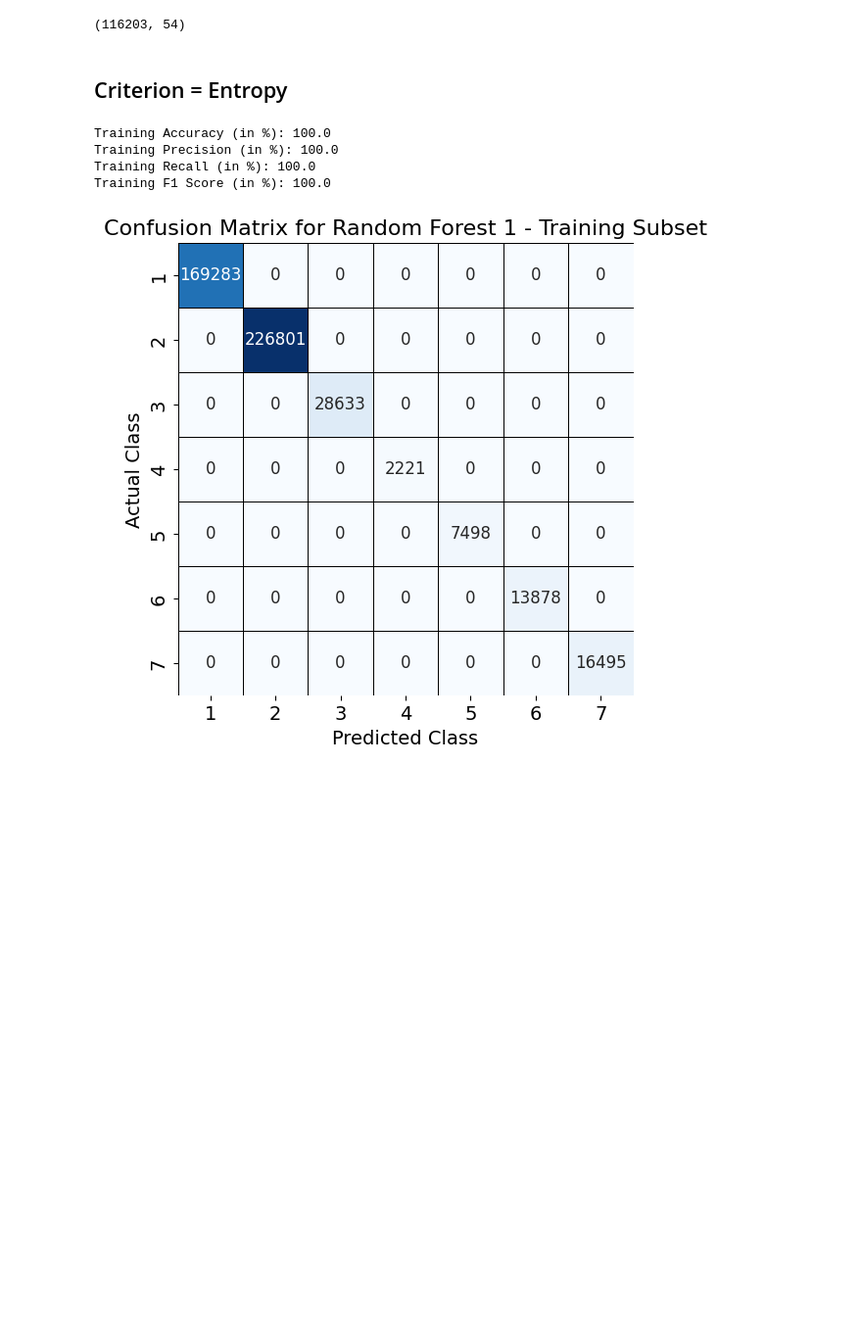
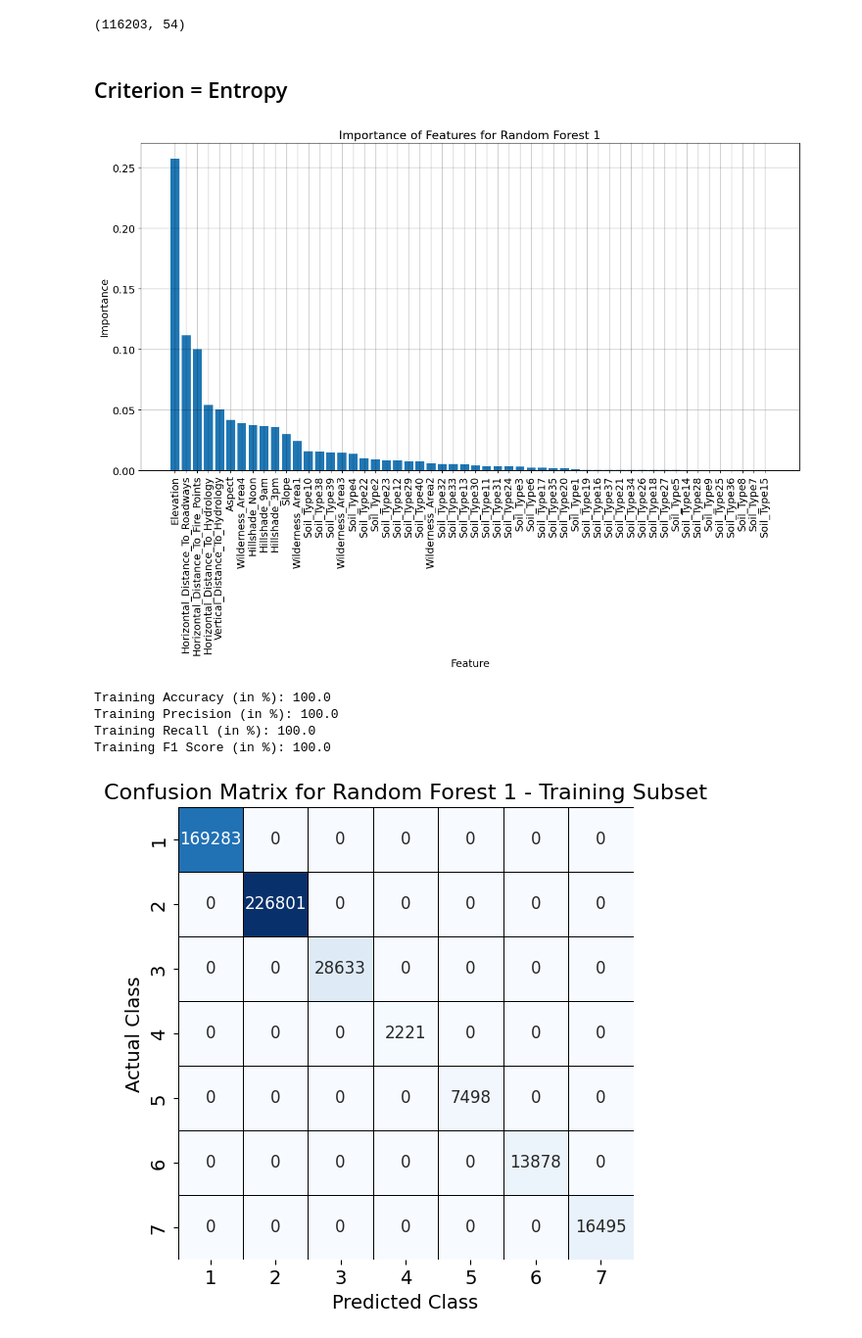
Before and after one commit to Mouleshwar3238/Forest_Cover_Classification, a Jupyter notebook: RandomForest_ForestCover.ipynb, the cells around one changed output. Shown at 98% size. Cells and saved outputs as stored; diff of their text form; code cells hidden in the pictures; blank space fills up the shorter version.

Commit message:
Random Forest

```diff
--- a/RandomForest_ForestCover.ipynb
+++ b/RandomForest_ForestCover.ipynb
@@ -48,6 +48,27 @@ X_test.shape
 rf1 = RandomForestClassifier(criterion='entropy', n_estimators=200, random_state=42)
 rf1.fit(X_train, y_train)
 y_train_pred1 = rf1.predict(X_train)
+# %%
+feature_names = data_set.columns.tolist()
+
+# Extract feature importances
+feature_importances = rf1.feature_importances_
+
+# Get the indices of the features sorted by importance
+indices = np.argsort(feature_importances)[::-1]
+
+# Create a bar plot
+plt.figure(figsize=(16, 8))
+plt.title('Importance of Features for Random Forest 1',color='black', fontsize=16)
+plt.bar(range(X_train.shape[1]), feature_importances[indices], align="center")
+plt.xticks(range(X_train.shape[1]), np.array(feature_names)[indices], rotation=90)
+plt.xlabel('Feature', color='black', fontsize=14)
+plt.ylabel('Importance', color='black', fontsize=14)
+plt.grid(True, linewidth=1, color='black', alpha=0.2)
+plt.tick_params(axis='both', which='major', labelsize=14)
+plt.show()
+# %% [output]
+[figure, added]
 # %%
 # Computing the performance metrics for the training subset
 train_accuracy1 = accuracy_score(y_train, y_train_pred1)
```
Also changed, not shown: parts of 1 cell of this notebook.
